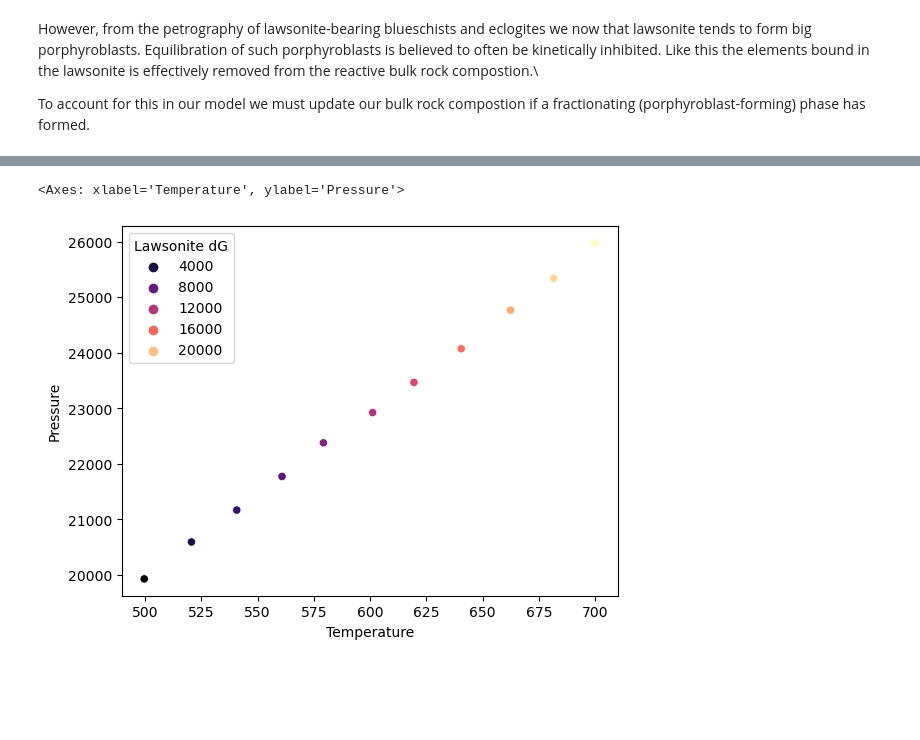
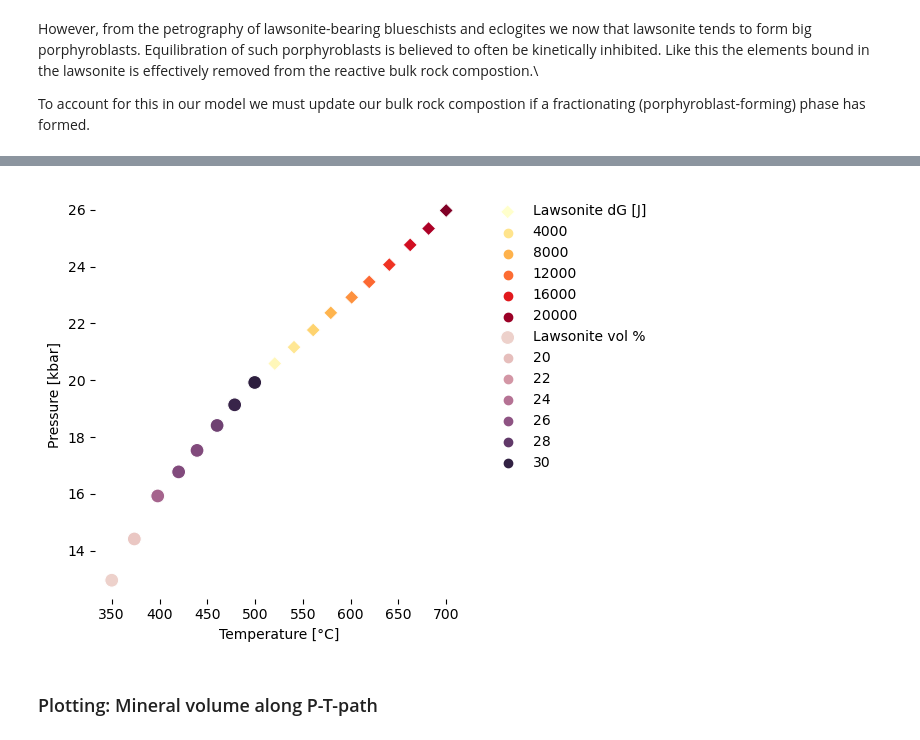
Before and after one commit to Theriak-Domino/pytheriak, a Jupyter notebook: examples/02_PTpath.ipynb, the cells around one changed output, grey strips where cells are left out. Drawn from its saved outputs; the diff is of its cells as text; code cells hidden in the pictures; blank space fills up the shorter version.

```diff
--- a/examples/02_PTpath.ipynb
+++ b/examples/02_PTpath.ipynb
@@ -334,6 +284,9 @@ WARNING: Minimisation might have failed. End-member activities of solutions migh
 # %%
-laws_in_MORB_fractionated = pd.DataFrame({"Temperature": pt_path[:, 0],
-                             "Pressure": pt_path[:, 1],
-                             "Lawsonite stable": lawsonite_stable,
-                             "Lawsonite vol %": lawsonite_vol_percent,
-                             "Lawsonite dG": np.float_(lawsonite_dG)})
+laws_in_MORB_fract = pd.DataFrame({"Temperature": pt_path[:, 0],
+                                   "Pressure": pt_path[:, 1],
+                                   "Pressure_kbar": pt_path[:, 1] / 1000,
+                                   "Lawsonite stable": lawsonite_stable_fract,
+                                   "Lawsonite vol %": lawsonite_vol_percent_fract[1:],
+                                   "Lawsonite dG": lawsonite_dG_fract,
+                                   "Garnet stable": garnet_stable_fract,
+                                   "Garnet vol %": garnet_vol_percent_fract[1:]})
@@ -343,8 +315,36 @@ laws_in_MORB_fractionated = laws_in_MORB_fractionated[laws_in_MORB_fractionated[
 # %%
 fig, axs = plt.subplots()
 
-# sns.scatterplot(data=laws_in_MORB_fractionated, x="Temperature", y="Pressure", palette="mako_r", hue="Lawsonite vol %", ax=axs)
-sns.scatterplot(data=laws_in_MORB_fractionated, x="Temperature", y="Pressure", palette="magma", hue="Lawsonite dG", ax=axs)
+sns.scatterplot(data=laws_in_MORB_fract,
+                x="Temperature",
+                y="Pressure_kbar",
+                #palette=sns.color_palette("light:#FFC300", n_colors=11),
+                palette="YlOrRd",
+                hue="Lawsonite dG",
+                s=50,
+                marker="D",
+                label="Lawsonite dG [J]",
+                ax=axs)
+
+sns.scatterplot(data=laws_in_MORB_fract,
+                x="Temperature",
+                y="Pressure_kbar",
+                hue="Lawsonite vol %",
+                s=100,
+                label="Lawsonite vol %",
+                ax=axs)
+
+axs.set_xlabel("Temperature [°C]")
+axs.set_ylabel("Pressure [kbar]")
+
+axs.legend(bbox_to_anchor=(1.05, 1), frameon=False)
+
+axs.set_frame_on(False)
+
+fig.tight_layout()
+
+plt.show()
 # %% [output]
-<Axes: xlabel='Temperature', ylabel='Pressure'>
-[figure, old version]
+[figure, new version]
+# %% [markdown]
+### Plotting: Mineral volume along P-T-path
```
Also changed, not shown: parts of 6 cells of this notebook.
